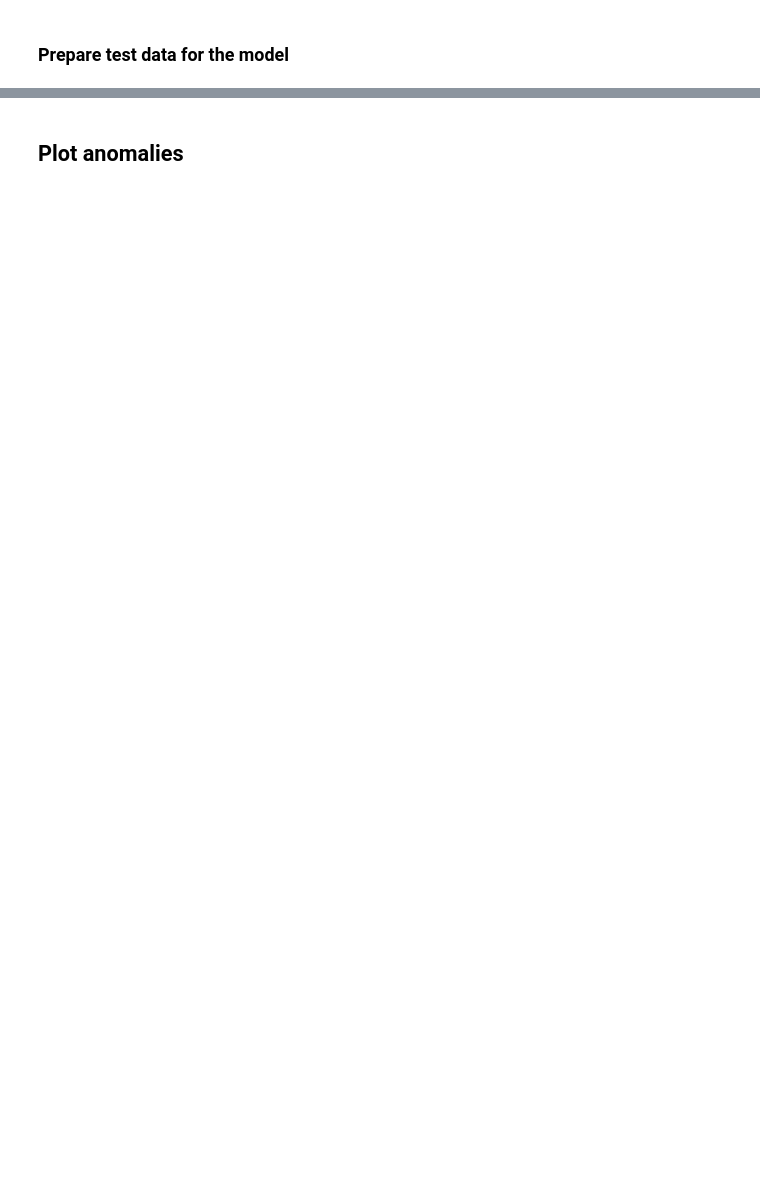
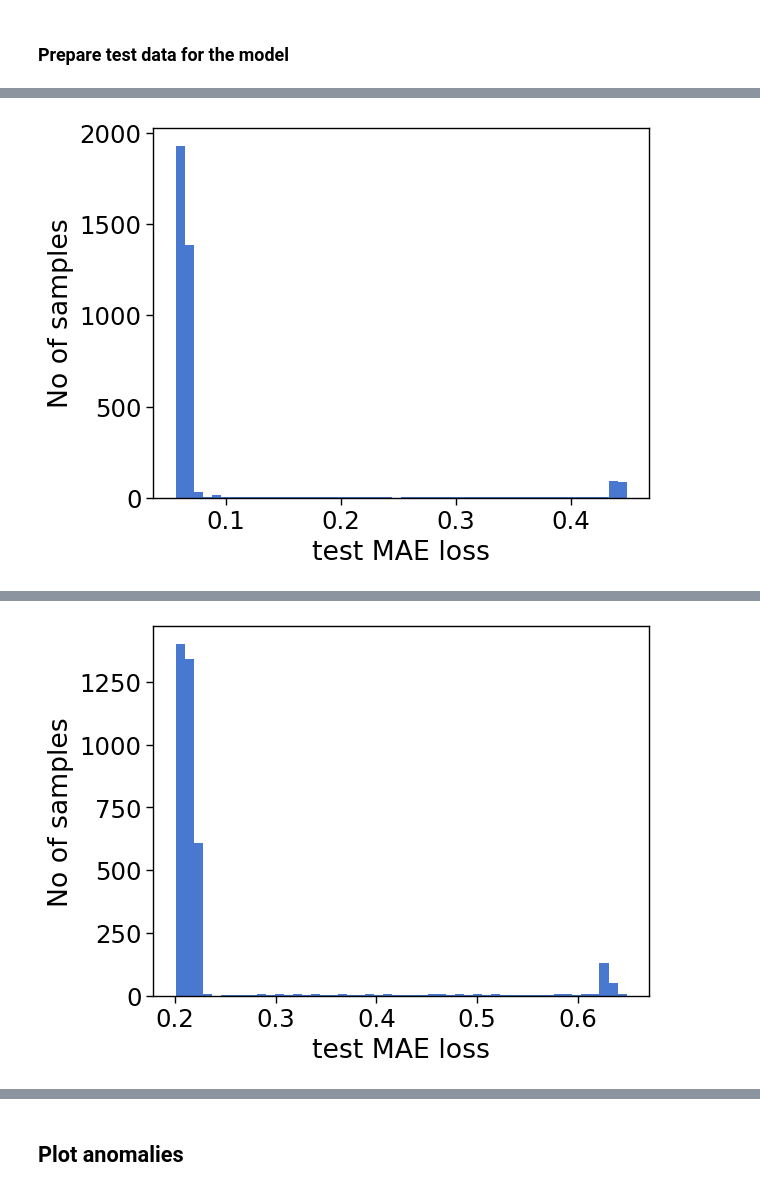
Before and after one commit to fabiofabrizi/ML-and-Stats-Portfolio, a Jupyter notebook: project/Keras Project.ipynb, the cells around one changed output, grey strips where cells are left out. Cells and saved outputs as stored; diff of their text form; code cells hidden in the pictures; blank space fills up the shorter version.

```diff
--- a/project/Keras Project.ipynb
+++ b/project/Keras Project.ipynb
@@ -1255,3 +1272,42 @@ Indices of anomaly samples:  (array([1652, 1653, 1654, 1655, 1657, 1658, 1659, 2
        3075, 3076, 3077, 3078, 3079, 3080, 3081, 3082, 3083, 3084, 3085,
        3086, 3087, 3088, 3089, 3090, 3091, 3092, 3093, 3094, 3095],
       dtype=int64),)
+# %%
+# Create sequences from test values.
+x_test = create_sequences(df_test_value.values)
+print("Test input shape: ", x_test.shape)
+
+# Get test MAE loss for 2nd model
+x_test_pred2 = model2.predict(x_test)
+test_mae_loss2 = np.mean(np.abs(x_test_pred2 - x_test), axis=1)
+test_mae_loss2 = test_mae_loss2.reshape((-1))
+
+# Plot test MAE loss 2nd model
+plt.hist(test_mae_loss2, bins=50)
+plt.xlabel("test MAE loss")
+plt.ylabel("No of samples")
+plt.show()
+
+
+# Get test MAE loss for 3rd model
+x_test_pred3 = model3.predict(x_test)
+test_mae_loss3 = np.mean(np.abs(x_test_pred3 - x_test), axis=1)
+test_mae_loss3 = test_mae_loss3.reshape((-1))
+
+# Plot MAE loss 3rd model
+plt.hist(test_mae_loss3, bins=50)
+plt.xlabel("test MAE loss")
+plt.ylabel("No of samples")
+plt.show()
+
+# Detect all the samples which are anomalies.
+anomalies2 = test_mae_loss2 > threshold2
+print("Second model:")
+print("Number of anomaly samples: ", np.sum(anomalies2))
+print("Indices of anomaly samples: ", np.where(anomalies2))
+
+anomalies3 = test_mae_loss3 > threshold3
+print("Third model:")
+print("Number of anomaly samples: ", np.sum(anomalies3))
+print("Indices of anomaly samples: ", np.where(anomalies3))
+# %% [output]
@@ -1257,0 +1316 @@ Indices of anomaly samples:  (array([1652, 1653, 1654, 1655, 1657, 1658, 1659, 2
+[figure, added]
@@ -1257,0 +1318 @@ Indices of anomaly samples:  (array([1652, 1653, 1654, 1655, 1657, 1658, 1659, 2
+[figure, added]
```
Also changed, not shown: parts of 41 cells of this notebook.
